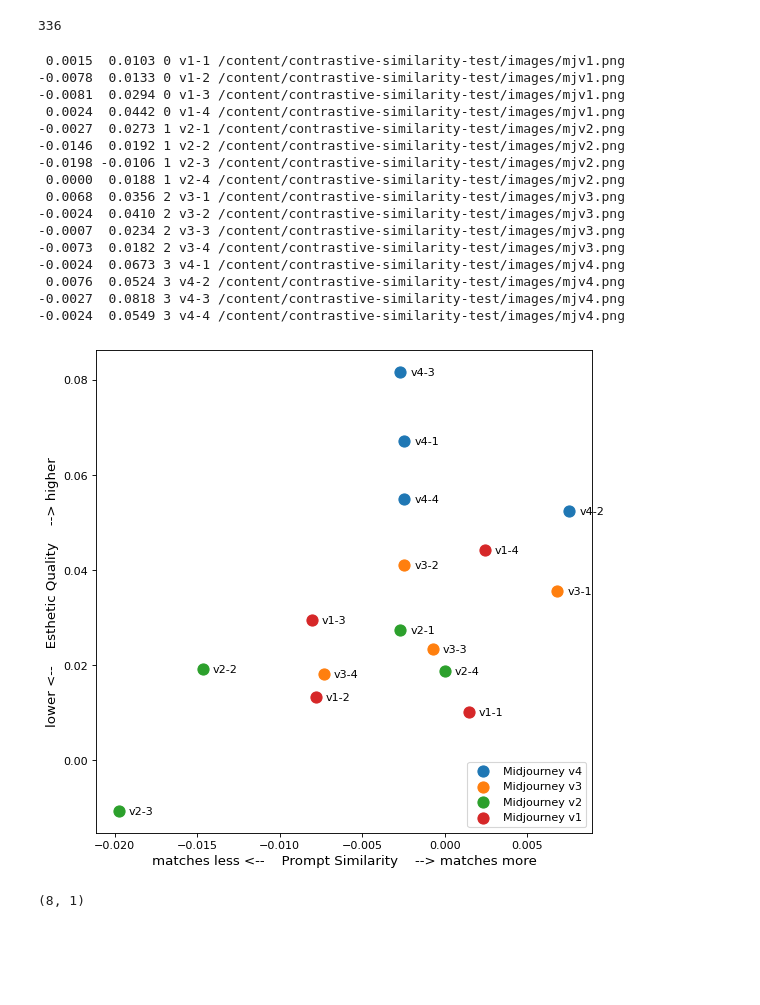
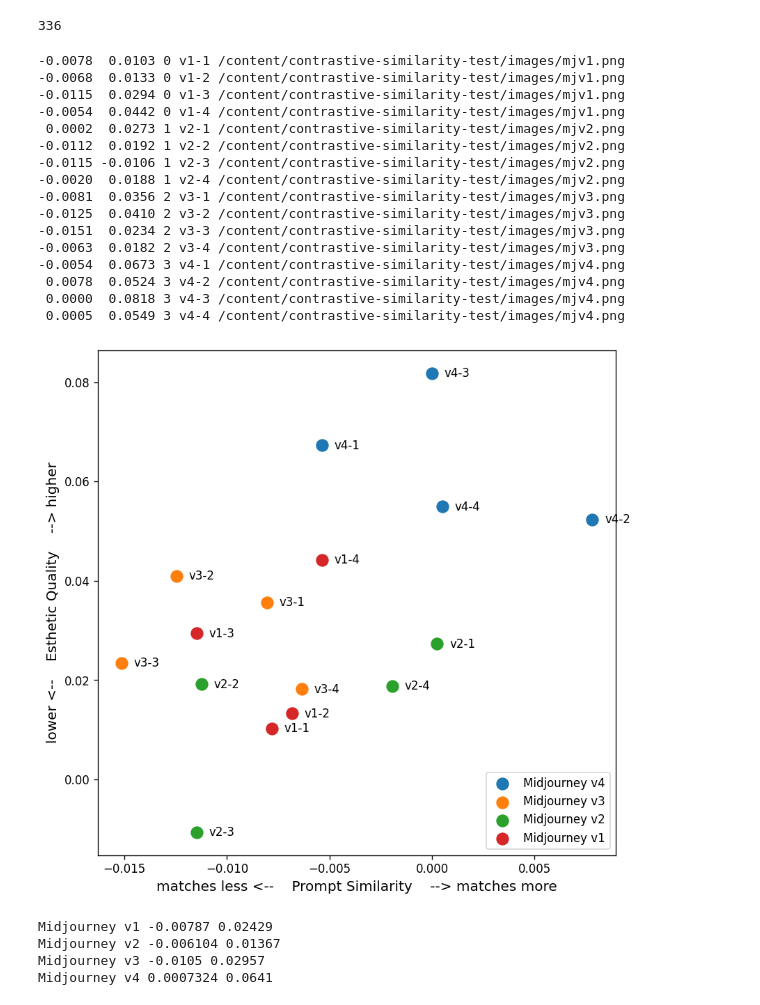
Before and after one commit to robgon-art/contrastive-similarity-test, a Jupyter notebook: Contrastive_Similarity_Test.ipynb, the cells around one changed output. Cells and saved outputs as stored; diff of their text form; code cells hidden in the pictures; blank space fills up the shorter version.

```diff
--- a/Contrastive_Similarity_Test.ipynb
+++ b/Contrastive_Similarity_Test.ipynb
@@ -40,12 +58,12 @@ labels = []
 
 prompt = "painting of a French man wearing a hat drinking wine at an outdoor cafe"
 
-inaccurate_prompt = "inaccurate " + prompt
-accurate_prompt = "accurate " + prompt
+amature_prompt = "amature " + prompt
+expert_prompt = "expert " + prompt
 fake_prompt = "fake " + prompt
 real_prompt = "real " + prompt
 
-text = clip.tokenize(["ugly art", "beautiful art", "bad art", "good art", inaccurate_prompt, accurate_prompt, fake_prompt, real_prompt]).to(device)
+text = clip.tokenize(["ugly art", "beautiful art", "bad art", "good art", amature_prompt, expert_prompt, fake_prompt, real_prompt]).to(device)
 
 with torch.no_grad():
   text_features = model.encode_text(text)
@@ -75,55 +93,63 @@ for v, f in enumerate(file_list):
         image_features /= image_features.norm(dim=-1, keepdim=True)
         similarity = text_features.cpu().numpy() @ image_features.cpu().numpy().T
 
       ugly = similarity[0][0]
       beautiful = similarity[1][0]
       bad = similarity[2][0]
       good = similarity[3][0]
       esthetic_quality = (beautiful-ugly) + (good-bad)
 
-      inaccurate_prompt = similarity[4][0]
-      accurate_prompt = similarity[5][0]
+      amature_prompt = similarity[4][0]
+      expert_prompt = similarity[5][0]
       fake_prompt = similarity[6][0]
       real_prompt = similarity[7][0]
-      prompt_similarity = (accurate_prompt-inaccurate_prompt) + (real_prompt-fake_prompt)
+      prompt_similarity = (expert_prompt-amature_prompt) + (real_prompt-fake_prompt)
 
       prompt_similarities.append(esthetic_quality)
       esthetic_qualities.append(prompt_similarity)
 
       print("{:7.4f}".format(prompt_similarity), "{:7.4f}".format(esthetic_quality), v, label, f)
 
 import matplotlib.pyplot as plt
-fig, ax = plt.subplots(figsize=(8, 8), dpi=80)
+fig, ax = plt.subplots(figsize=(8, 8), dpi=120)
 plt.xlabel("matches less <--    Prompt Similarity    --> matches more", fontsize=12)
 plt.ylabel("lower <--    Esthetic Quality    --> higher", fontsize=12)
 plt.scatter(esthetic_qualities[12:16], prompt_similarities[12:16], s=100, label="Midjourney v4")
 plt.scatter(esthetic_qualities[8:12], prompt_similarities[8:12], s=100, label="Midjourney v3")
 plt.scatter(esthetic_qualities[4:8], prompt_similarities[4:8], s=100, label="Midjourney v2")
 plt.scatter(esthetic_qualities[0:4], prompt_similarities[0:4], s=100, label="Midjourney v1")
 plt.legend(loc="lower right")
 
 for i, txt in enumerate(labels):
   ax.annotate(txt, (esthetic_qualities[i]+0.0006, prompt_similarities[i]-0.00075))
 plt.show()
 # %% [output]
- 0.0015  0.0103 0 v1-1 /content/contrastive-similarity-test/images/mjv1.png
--0.0078  0.0133 0 v1-2 /content/contrastive-similarity-test/images/mjv1.png
--0.0081  0.0294 0 v1-3 /content/contrastive-similarity-test/images/mjv1.png
- 0.0024  0.0442 0 v1-4 /content/contrastive-similarity-test/images/mjv1.png
--0.0027  0.0273 1 v2-1 /content/contrastive-similarity-test/images/mjv2.png
--0.0146  0.0192 1 v2-2 /content/contrastive-similarity-test/images/mjv2.png
--0.0198 -0.0106 1 v2-3 /content/contrastive-similarity-test/images/mjv2.png
- 0.0000  0.0188 1 v2-4 /content/contrastive-similarity-test/images/mjv2.png
- 0.0068  0.0356 2 v3-1 /content/contrastive-similarity-test/images/mjv3.png
--0.0024  0.0410 2 v3-2 /content/contrastive-similarity-test/images/mjv3.png
--0.0007  0.0234 2 v3-3 /content/contrastive-similarity-test/images/mjv3.png
--0.0073  0.0182 2 v3-4 /content/contrastive-similarity-test/images/mjv3.png
--0.0024  0.0673 3 v4-1 /content/contrastive-similarity-test/images/mjv4.png
- 0.0076  0.0524 3 v4-2 /content/contrastive-similarity-test/images/mjv4.png
--0.0027  0.0818 3 v4-3 /content/contrastive-similarity-test/images/mjv4.png
--0.0024  0.0549 3 v4-4 /content/contrastive-similarity-test/images/mjv4.png
+-0.0078  0.0103 0 v1-1 /content/contrastive-similarity-test/images/mjv1.png
+-0.0068  0.0133 0 v1-2 /content/contrastive-similarity-test/images/mjv1.png
+-0.0115  0.0294 0 v1-3 /content/contrastive-similarity-test/images/mjv1.png
+-0.0054  0.0442 0 v1-4 /content/contrastive-similarity-test/images/mjv1.png
+ 0.0002  0.0273 1 v2-1 /content/contrastive-similarity-test/images/mjv2.png
+-0.0112  0.0192 1 v2-2 /content/contrastive-similarity-test/images/mjv2.png
+-0.0115 -0.0106 1 v2-3 /content/contrastive-similarity-test/images/mjv2.png
+-0.0020  0.0188 1 v2-4 /content/contrastive-similarity-test/images/mjv2.png
+-0.0081  0.0356 2 v3-1 /content/contrastive-similarity-test/images/mjv3.png
+-0.0125  0.0410 2 v3-2 /content/contrastive-similarity-test/images/mjv3.png
+-0.0151  0.0234 2 v3-3 /content/contrastive-similarity-test/images/mjv3.png
+-0.0063  0.0182 2 v3-4 /content/contrastive-similarity-test/images/mjv3.png
+-0.0054  0.0673 3 v4-1 /content/contrastive-similarity-test/images/mjv4.png
+ 0.0078  0.0524 3 v4-2 /content/contrastive-similarity-test/images/mjv4.png
+ 0.0000  0.0818 3 v4-3 /content/contrastive-similarity-test/images/mjv4.png
+ 0.0005  0.0549 3 v4-4 /content/contrastive-similarity-test/images/mjv4.png
-[figure, old version]
+[figure, new version]
-# %%
-print(similarity.shape)
-# %% [output]
-(8, 1)
+# %%
+import numpy as np
+
+print("Midjourney v1", np.mean(esthetic_qualities[0:4]), np.mean(prompt_similarities[0:4]))
+print("Midjourney v2", np.mean(esthetic_qualities[4:8]), np.mean(prompt_similarities[4:8]))
+print("Midjourney v3", np.mean(esthetic_qualities[8:12]), np.mean(prompt_similarities[8:12]))
+print("Midjourney v4", np.mean(esthetic_qualities[12:16]), np.mean(prompt_similarities[12:16]))
+# %% [output]
+Midjourney v1 -0.00787 0.02429
+Midjourney v2 -0.006104 0.01367
+Midjourney v3 -0.0105 0.02957
+Midjourney v4 0.0007324 0.0641
```
Also changed, not shown: parts of 2 cells of this notebook.
